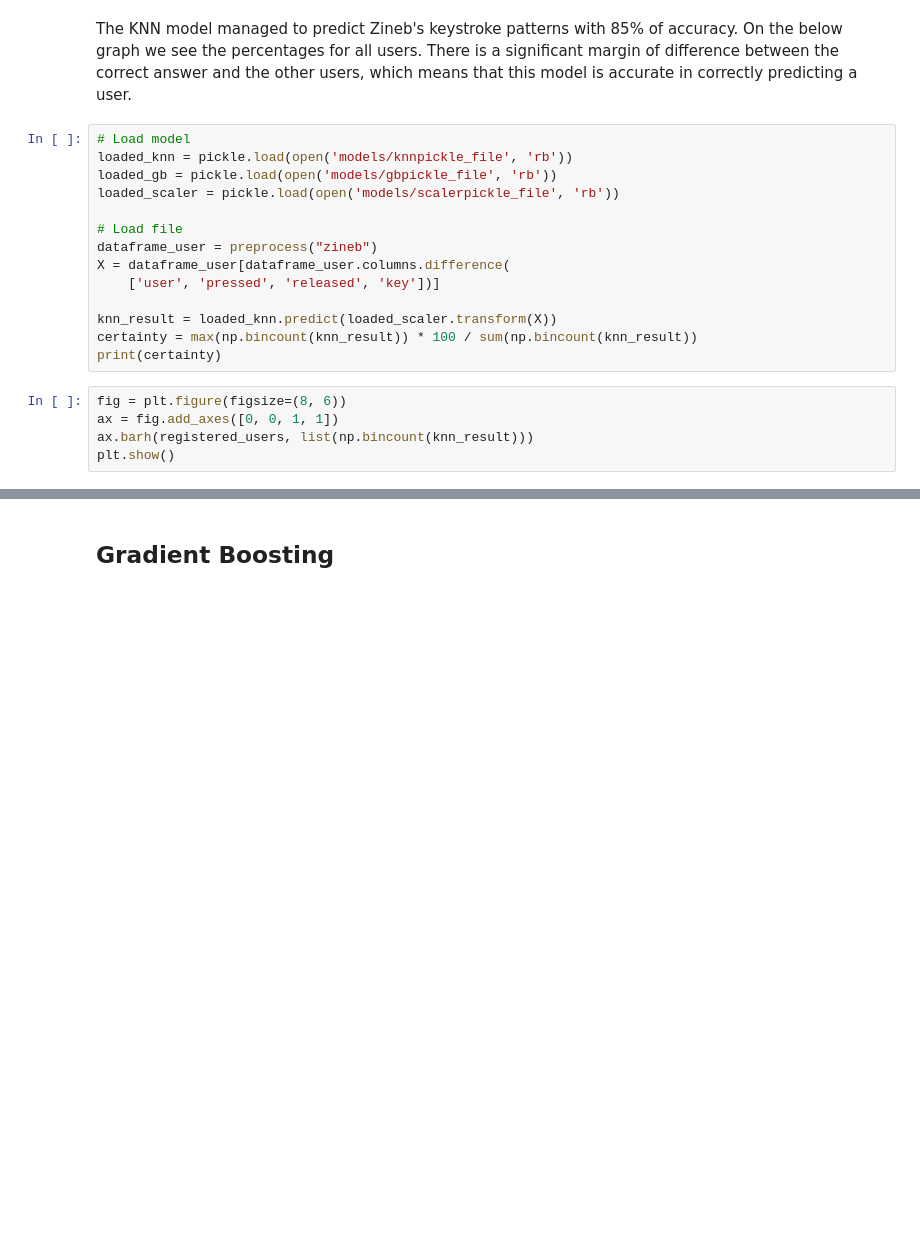
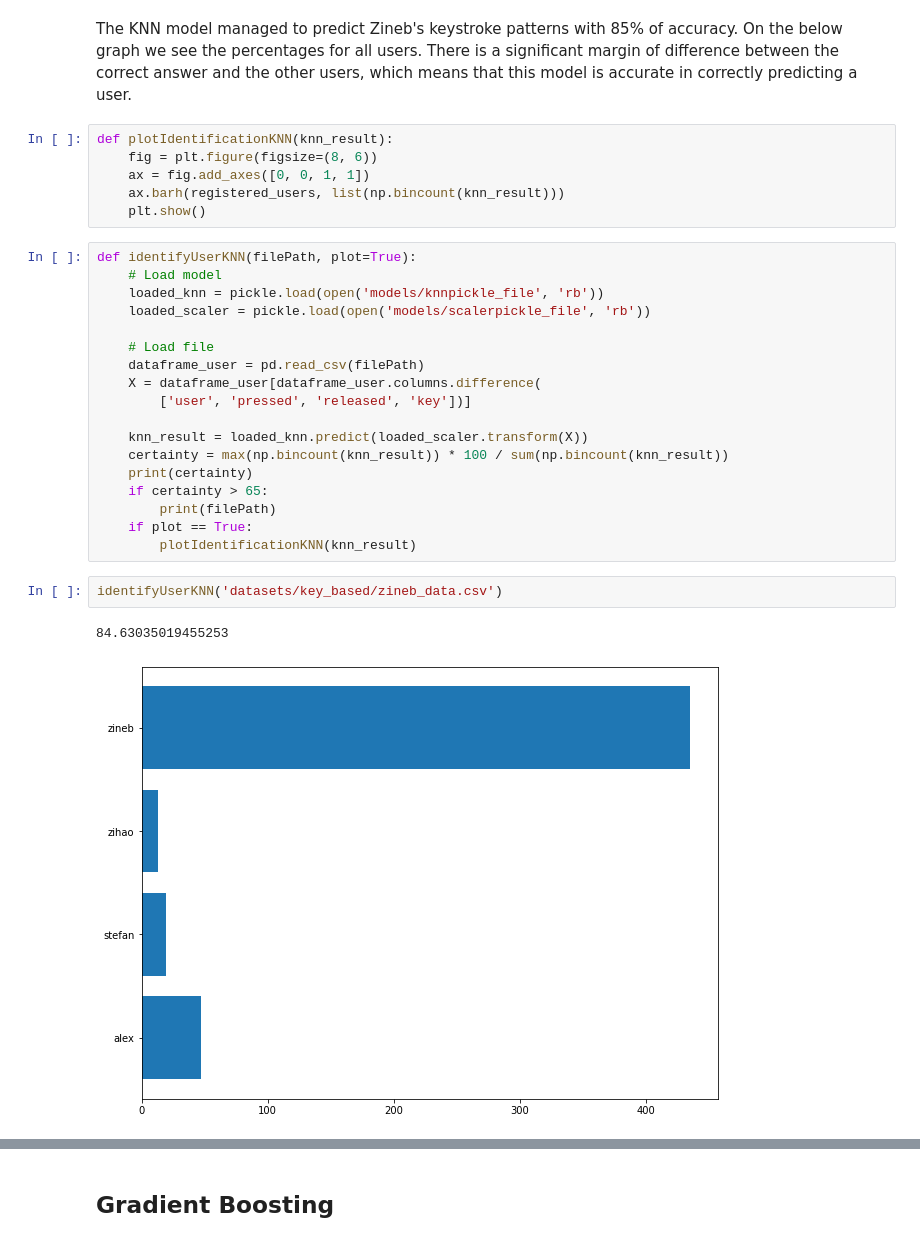
Before and after one commit to abremard/OT2_Data_Mining, a Jupyter notebook: main.ipynb, the cells around one changed output, grey strips where cells are left out. Drawn from its saved outputs; the diff is of its cells as text; blank space fills up the shorter version.

```diff
--- a/main.ipynb
+++ b/main.ipynb
@@ -694,22 +606,32 @@ We applied our models to a practical test to determine their efficiency and accu
 ## KNN
 # %% [markdown]
 The KNN model managed to predict Zineb's keystroke patterns with 85% of accuracy. On the below graph we see the percentages for all users. There is a significant margin of difference between the correct answer and the other users, which means that this model is accurate in correctly predicting a user.
+# %%
+def plotIdentificationKNN(knn_result):
+    fig = plt.figure(figsize=(8, 6))
+    ax = fig.add_axes([0, 0, 1, 1])
+    ax.barh(registered_users, list(np.bincount(knn_result)))
+    plt.show()
 # %%
-# Load model
-loaded_knn = pickle.load(open('models/knnpickle_file', 'rb'))
-loaded_gb = pickle.load(open('models/gbpickle_file', 'rb'))
-loaded_scaler = pickle.load(open('models/scalerpickle_file', 'rb'))
+def identifyUserKNN(filePath, plot=True):
+    # Load model
+    loaded_knn = pickle.load(open('models/knnpickle_file', 'rb'))
+    loaded_scaler = pickle.load(open('models/scalerpickle_file', 'rb'))
 
-# Load file
-dataframe_user = preprocess("zineb")
-X = dataframe_user[dataframe_user.columns.difference(
-    ['user', 'pressed', 'released', 'key'])]
+    # Load file
+    dataframe_user = pd.read_csv(filePath)
+    X = dataframe_user[dataframe_user.columns.difference(
+        ['user', 'pressed', 'released', 'key'])]
 
-knn_result = loaded_knn.predict(loaded_scaler.transform(X))
-certainty = max(np.bincount(knn_result)) * 100 / sum(np.bincount(knn_result))
-print(certainty)
+    knn_result = loaded_knn.predict(loaded_scaler.transform(X))
+    certainty = max(np.bincount(knn_result)) * 100 / sum(np.bincount(knn_result))
+    print(certainty)
+    if certainty > 65:
+        print(filePath)
+    if plot == True:
+        plotIdentificationKNN(knn_result)
-# %%
-fig = plt.figure(figsize=(8, 6))
-ax = fig.add_axes([0, 0, 1, 1])
-ax.barh(registered_users, list(np.bincount(knn_result)))
-plt.show()
+# %%
+identifyUserKNN('datasets/key_based/zineb_data.csv')
+# %% [output]
+84.63035019455253
+[figure, added]
```
Also changed, not shown: parts of 37 cells of this notebook, 51 other files.
